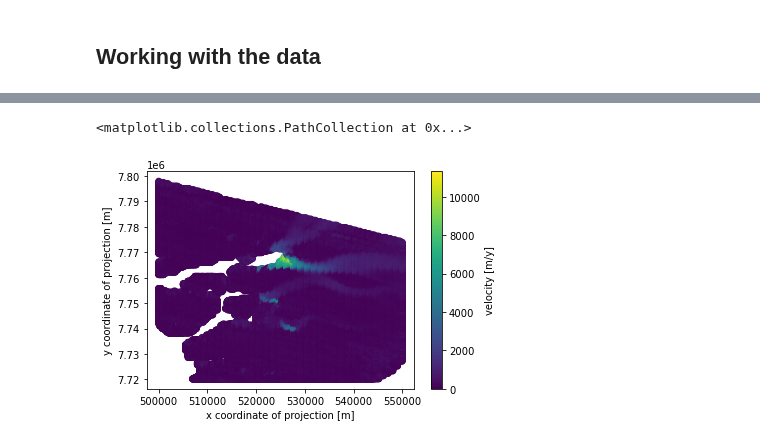
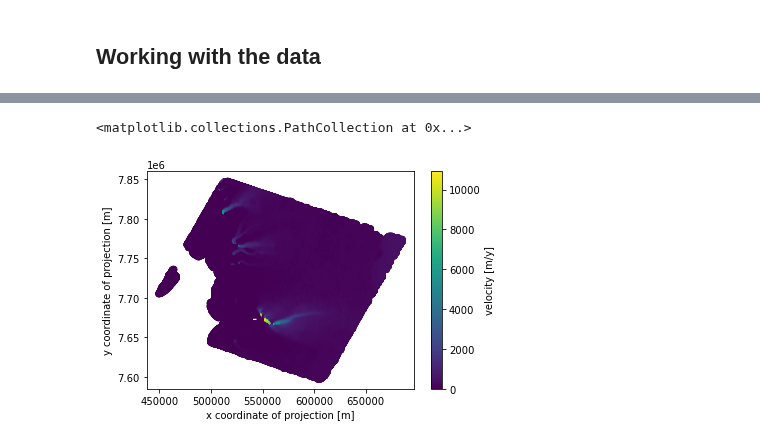
Before and after one commit to nsidc/NSIDC-Data-Tutorials, a Jupyter notebook: notebooks/itslive/itslive.ipynb, the cells around one changed output, grey strips where cells are left out. Drawn from its saved outputs; the diff is of its cells as text; code cells hidden in the pictures.

```diff
--- a/notebooks/itslive/itslive.ipynb
+++ b/notebooks/itslive/itslive.ipynb
@@ -28,5 +22,7 @@ warnings.filterwarnings('ignore')
 # %%
-#2: Now let's render our UI and pick up an hemisphere, if you update the hemisphere you need to execute the cell again.
+#1: Now let's render our UI and pick up an hemisphere, if you update the hemisphere you need to execute the cell again.
+import warnings
+warnings.filterwarnings('ignore')
+from itslive import itslive_ui
+ui = itslive_ui('global')
 ui.render()
-#TODO: change 30 to 33, 7 to 17
-# multiples of 16+1
@@ -103,0 +141,14 @@ SyntaxError: invalid syntax (<ipython-input-5-5098a36c3526>, line 19)
+# %%
+import os
+import glob
+import xarray as xr
+import pyproj
+import warnings
+import pandas as pd
+import numpy as np
+from datetime import datetime
+warnings.filterwarnings('ignore')
+coord = ui.dc.last_draw['geometry']['coordinates']
+# coord = [-49.59321, 69.210579]
+#loads an array of xarray datasets from the nc files
+velocity_pairs = ui.load_velocity_pairs('data')
@@ -104,5 +193,6 @@ SyntaxError: invalid syntax (<ipython-input-5-5098a36c3526>, line 19)
 # %%
-ds_cube.where(ds_cube.x == 1).plot.scatter(x='x', y='y', hue='v')
+
+velocity_pairs[15].plot.scatter(x='x', y='y', hue='v')
 # %% [output]
 <matplotlib.collections.PathCollection at 0x...>
-[figure, old version]
+[figure, new version]
```
Also changed, not shown: parts of 13 cells of this notebook, 5 other files.
